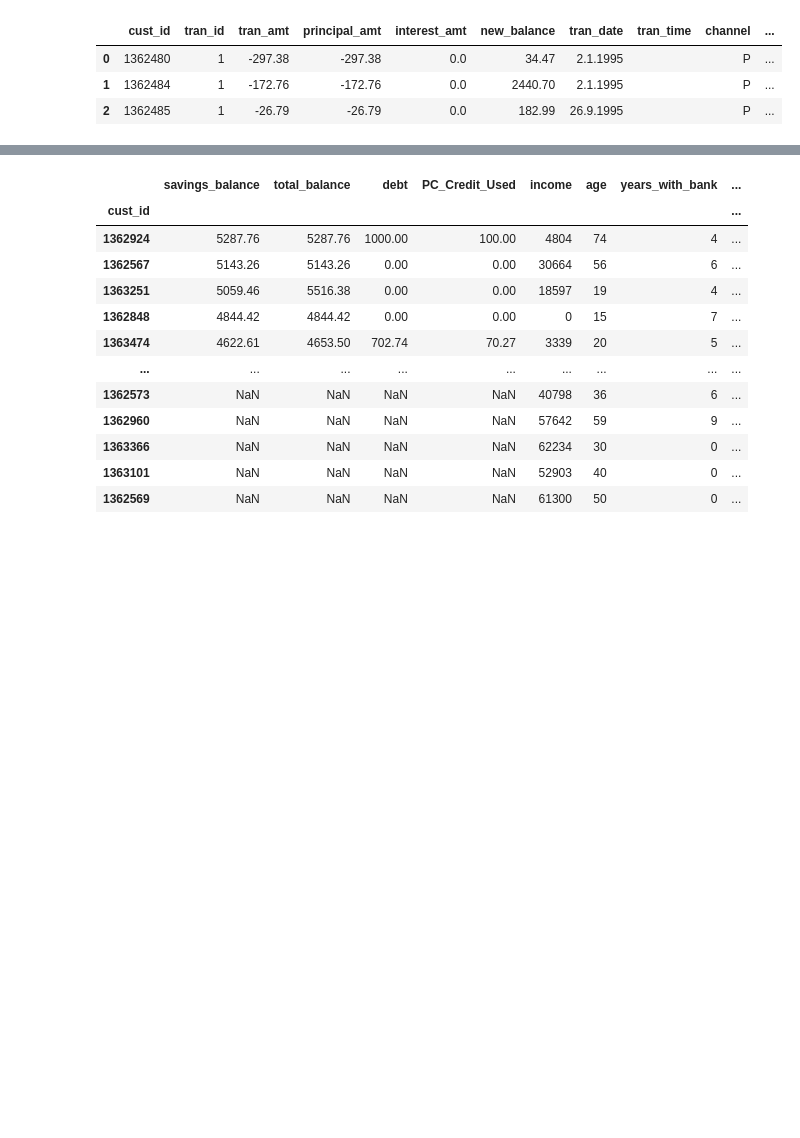
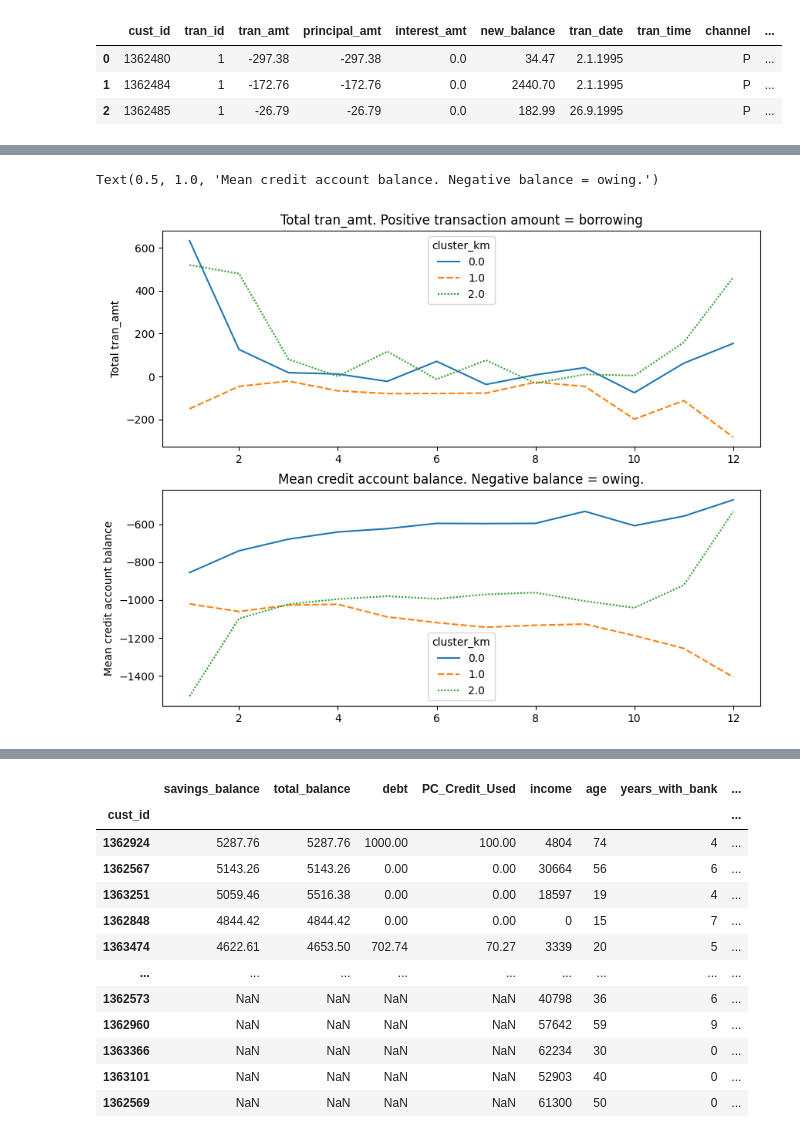
Before and after one commit to silvhua-Lighthouse/mini-project-III, a Jupyter notebook: mini-project-III.ipynb, the cells around one changed output, grey strips where cells are left out. Cells and saved outputs as stored; diff of their text form; code cells hidden in the pictures; blank space fills up the shorter version.

```diff
--- a/mini-project-III.ipynb
+++ b/mini-project-III.ipynb
@@ -1638,0 +1599,10 @@ customerTransactionsClustered.groupby('cluster_km').agg(
+# %%
+# Create table showing mean credit account balance per month for each customer.
+monthlyBalance = credit_transactions_dated.groupby(['cust_id','tran_date_month']).agg(mean_account_balance=('new_balance','mean')).unstack().droplevel(0,axis=1)
+
+# Combine cluster numbers with monthly balance for plotting spending time series
+monthlyBalanceClustered =monthlyBalance.merge(
+    modelData[['cluster_km']],
+    how='outer',left_index=True,right_index=True
+).groupby('cluster_km').mean() # calculate mean monthly balance per cluster
+monthlyBalanceClustered.head()
@@ -1638,0 +1615,13 @@ customerTransactionsClustered.groupby('cluster_km').agg(
+# %%
+# Plot time series of credit account balance and transactions
+fig, ax = plt.subplots(nrows=2, ncols=1,figsize=(10, 8))
+sns.lineplot(data=customerTransactionsClustered.transpose(),ax=ax[0])
+ax[0].set_ylabel('Total tran_amt')
+ax[0].set_title('Total tran_amt. Positive transaction amount = borrowing')
+
+sns.lineplot(data=monthlyBalanceClustered.transpose(),ax=ax[1])
+ax[1].set_ylabel('Mean credit account balance')
+ax[1].set_title('Mean credit account balance. Negative balance = owing.')
+# %% [output]
+Text(0.5, 1.0, 'Mean credit account balance. Negative balance = owing.')
+[figure, added]
```
Also changed, not shown: parts of 12 cells of this notebook.
